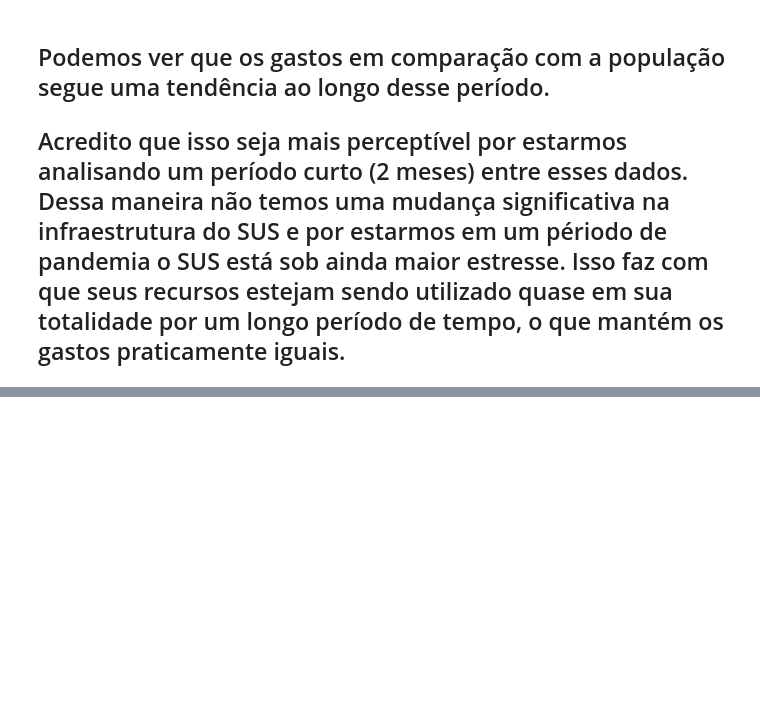
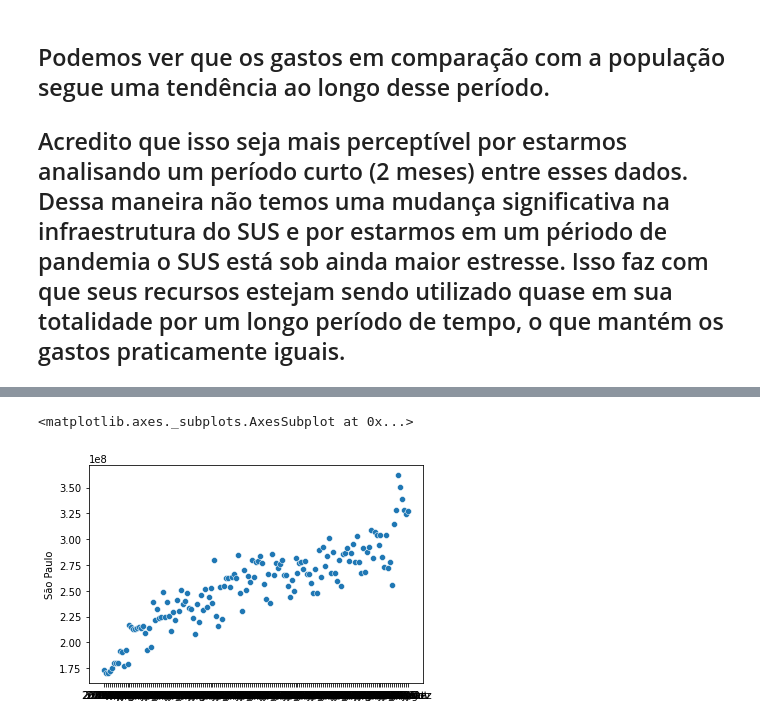
Before and after one commit to EltonGS/Bootcamp-Data-Science-Alura, a Jupyter notebook: Modulo2/Modulo2_Aulas.ipynb, the cells around one changed output, grey strips where cells are left out. Saved outputs shown, nothing was run; the diff lists cells and outputs as text; code cells hidden in the pictures; blank space fills up the shorter version.

```diff
--- a/Modulo2/Modulo2_Aulas.ipynb
+++ b/Modulo2/Modulo2_Aulas.ipynb
@@ -592,0 +572,4 @@ populacao.head()
+# %%
+# para utilizar o seaborn de maneira padrão, podemos transpor o dataframe que está sendo usado.
+mensal = ordenado_por_total.T
+mensal.head()
@@ -592,0 +583,7 @@ populacao.head()
+# %%
+# com os dados transpostos temos as colunas como os estados e o index passou a ser os meses
+# assim podemos passar 2 colunas para montar o gráfico. A coluna do Index e a coluna São Paulo
+sns.scatterplot(data=mensal, x=mensal.index, y='São Paulo')
+# %% [output]
+<matplotlib.axes._subplots.AxesSubplot at 0x...>
+[figure, added]
```
Also changed, not shown: parts of 79 cells of this notebook.
